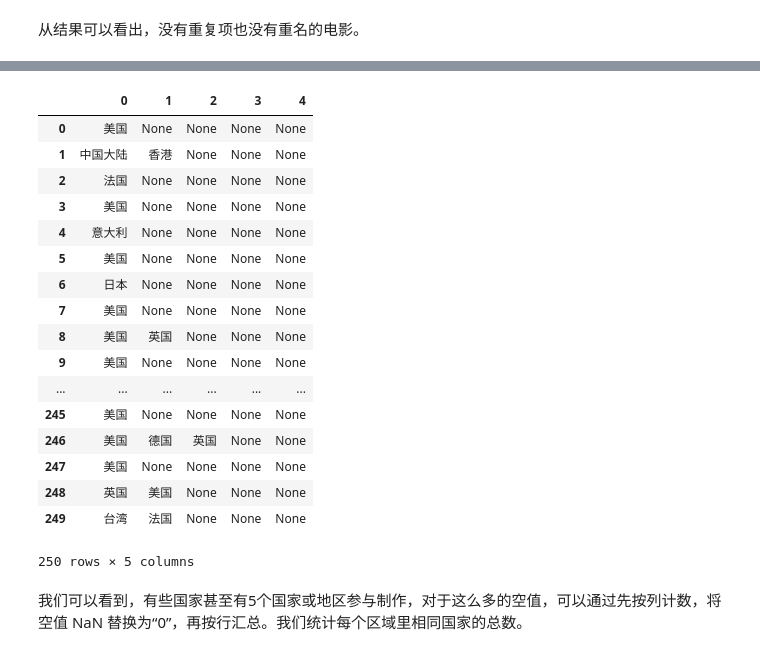
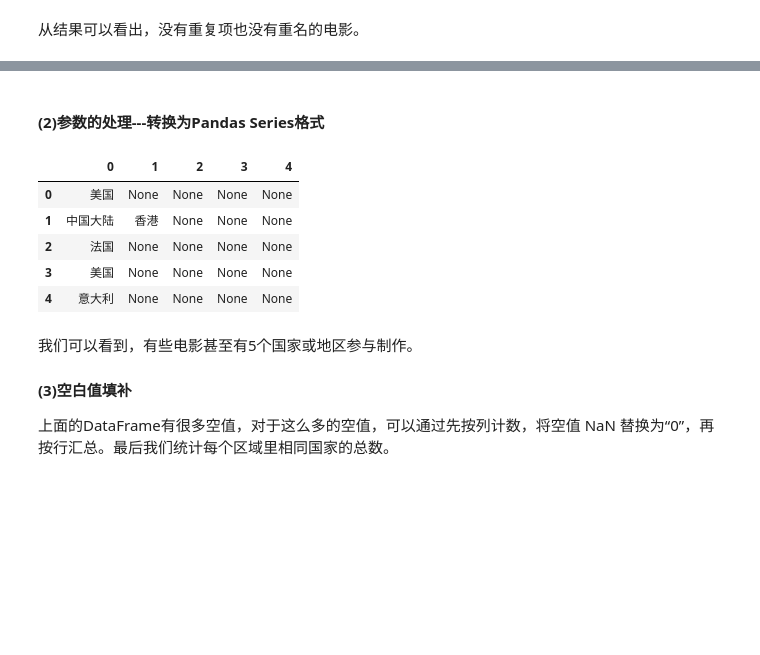
Before and after one commit to dta0502/douban-top250, a Jupyter notebook: top250-analyse.ipynb, the cells around one changed output, grey strips where cells are left out. Drawn from its saved outputs; the diff is of its cells as text; code cells hidden in the pictures; blank space fills up the shorter version.

```diff
--- a/top250-analyse.ipynb
+++ b/top250-analyse.ipynb
@@ -114,25 +90,18 @@ Name: 国家, Length: 250, dtype: object
+# %% [markdown]
+#### (2)参数的处理---转换为Pandas Series格式
 # %%
-country = df["国家"].str.split(' ',expand = True)
-country
+country = df["国家"].str.split(' ',expand = True).apply(pd.Series)
+country.head()
 # %% [output]
 |  | 0 | 1 | 2 | 3 | 4 |
 | 0 | 美国 | None | None | None | None |
 | 1 | 中国大陆 | 香港 | None | None | None |
 | 2 | 法国 | None | None | None | None |
 | 3 | 美国 | None | None | None | None |
 | 4 | 意大利 | None | None | None | None |
-| 5 | 美国 | None | None | None | None |
-| 6 | 日本 | None | None | None | None |
-| 7 | 美国 | None | None | None | None |
-| 8 | 美国 | 英国 | None | None | None |
-| 9 | 美国 | None | None | None | None |
-| ... | ... | ... | ... | ... | ... |
-| 245 | 美国 | None | None | None | None |
-| 246 | 美国 | 德国 | 英国 | None | None |
-| 247 | 美国 | None | None | None | None |
-| 248 | 英国 | 美国 | None | None | None |
-| 249 | 台湾 | 法国 | None | None | None |
-250 rows × 5 columns
 # %% [markdown]
-我们可以看到，有些国家甚至有5个国家或地区参与制作，对于这么多的空值，可以通过先按列计数，将空值 NaN 替换为“0”，再按行汇总。我们统计每个区域里相同国家的总数。
+我们可以看到，有些电影甚至有5个国家或地区参与制作。
+
+#### (3)空白值填补
+上面的DataFrame有很多空值，对于这么多的空值，可以通过先按列计数，将空值 NaN 替换为“0”，再按行汇总。最后我们统计每个区域里相同国家的总数。
 # %%
```
Also changed, not shown: parts of 28 cells of this notebook.
